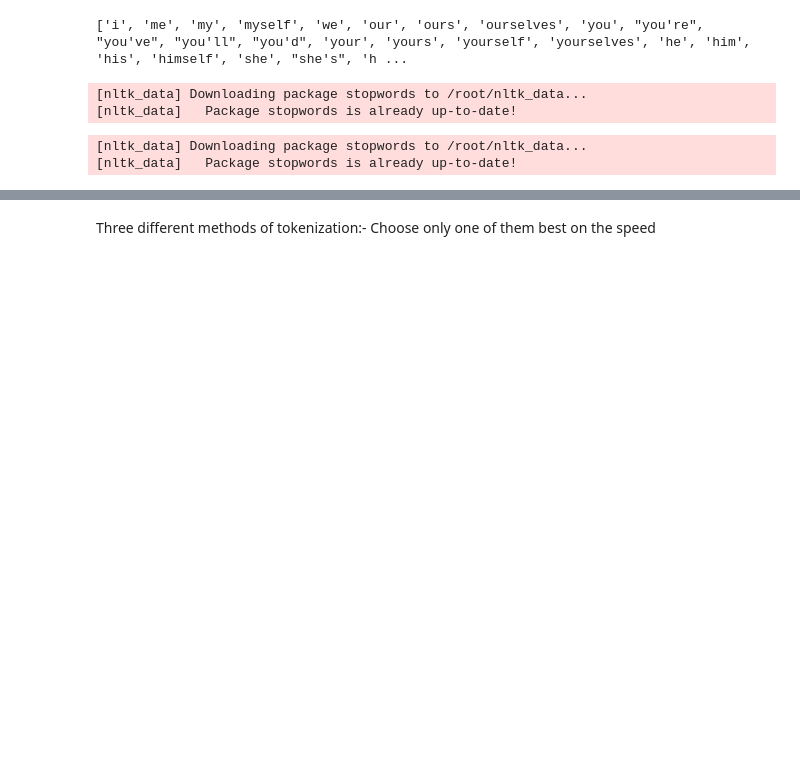
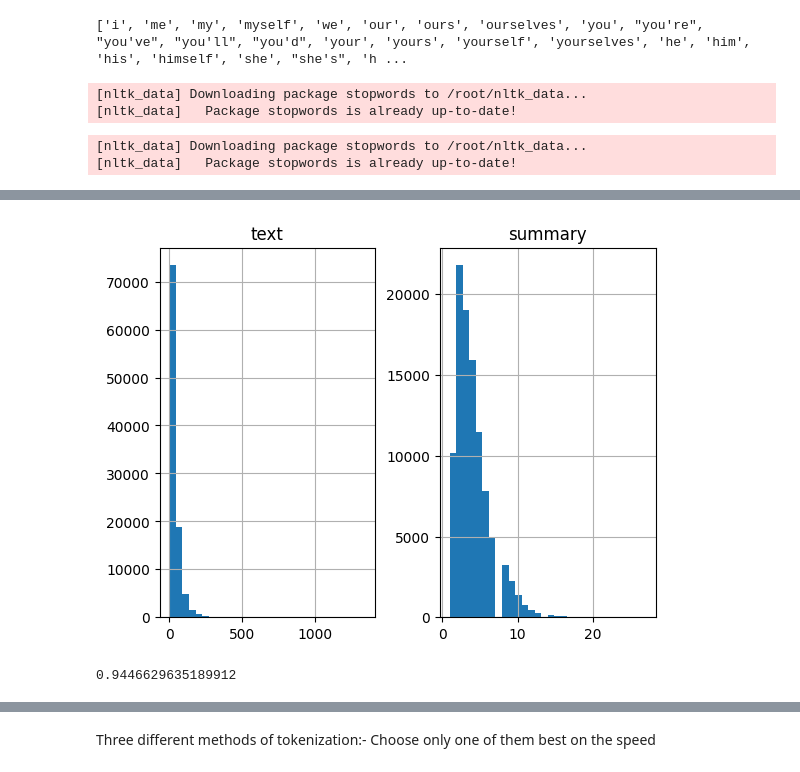
Before and after one commit to Angel-dash/Abstractive-Text-Summarization, a Jupyter notebook: DL.ipynb, the cells around one changed output, grey strips where cells are left out. Drawn from its saved outputs; the diff is of its cells as text; code cells hidden in the pictures; blank space fills up the shorter version.

```diff
--- a/DL.ipynb
+++ b/DL.ipynb
@@ -211,0 +230,7 @@ max_len_summary=10
+# %%
+df['Summary'] = df['Summary'].astype(str)
+# %%
+#call the function
+cleaned_summary = []
+for t in df['Summary']:
+    cleaned_summary.append(text_cleaner(t,1))
@@ -211,0 +250,33 @@ max_len_summary=10
+# %%
+df['cleaned_text']=cleaned_text
+df['cleaned_summary']=cleaned_summary
+# %%
+df.replace('', np.nan, inplace=True)
+df.dropna(axis=0,inplace=True)
+# %%
+import matplotlib.pyplot as plt
+
+text_word_count = []
+summary_word_count = []
+
+# populate the lists with sentence lengths
+for i in df['cleaned_text']:
+      text_word_count.append(len(i.split()))
+
+for i in df['cleaned_summary']:
+      summary_word_count.append(len(i.split()))
+
+length_df = pd.DataFrame({'text':text_word_count, 'summary':summary_word_count})
+
+length_df.hist(bins = 30)
+plt.show()
+# %% [output]
+[figure, added]
+# %%
+cnt=0
+for i in df['cleaned_summary']:
+    if(len(i.split())<=8):
+        cnt=cnt+1
+print(cnt/len(df['cleaned_summary']))
+# %% [output]
+0.9446629635189912
```
Also changed, not shown: parts of 51 cells of this notebook.
